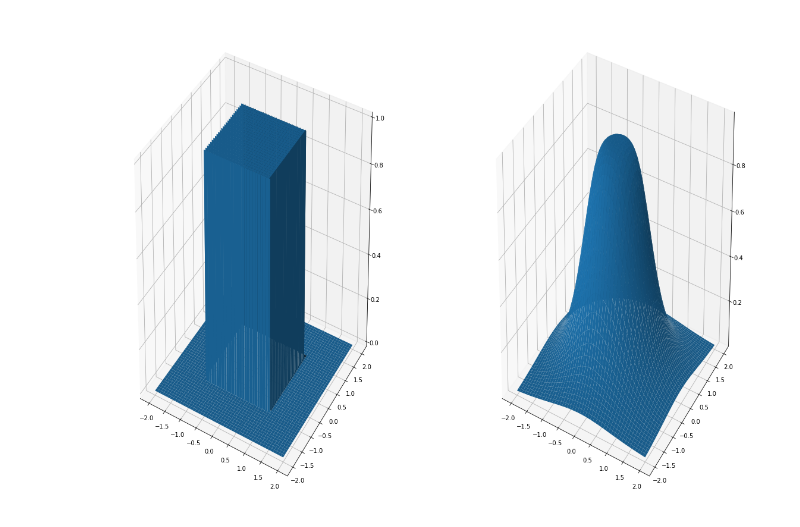
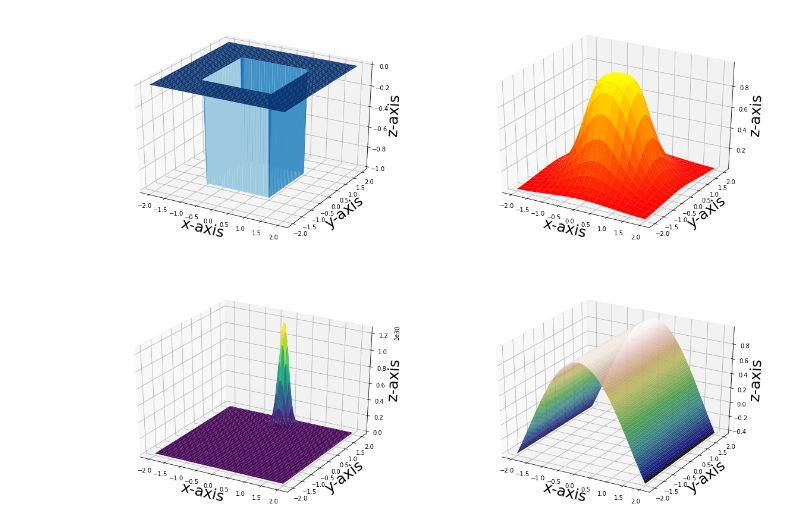
Before and after one commit to NithishC/ColabNotebook, a Jupyter notebook: 3d_example.ipynb, the cells around one changed output. Cells and saved outputs as stored; diff of their text form; code cells hidden in the pictures.

```diff
--- a/3d_example.ipynb
+++ b/3d_example.ipynb
@@ -4,7 +5,7 @@ from mpl_toolkits.mplot3d.axes3d import Axes3D
 # %%
 import numpy as np
 # %%
-n=300
+n=100
 # %%
 x=np.linspace(-2,2,num=n)
 y=np.linspace(-2,2,num=n)
@@ -12,16 +13,37 @@ x,y=np.meshgrid(x,y)
 # %%
 def fu(x,y,n):
   a=((x**n + y**n))**n
-  return 1/(a+1)
+  return 1/(a-1)
 def f(x,y):
   a=((x**2 + y**2))**2
   return 1/(a+1)
+def fs(x,y):
+  a=(np.cos(x)+np.sin(y))**len(x)
+  return a
+def cos(x):
+  return np.cos(x)
-# %%
-fig=plt.figure(figsize=[20,15])
-ax = fig.add_subplot(1, 2, 1, projection='3d')
-ax.plot_surface(x,y,fu(x,y,n))
-ax = fig.add_subplot(1, 2, 2, projection='3d')
-ax.plot_surface(x,y,f(x,y))
-plt.show()
-# %% [output]
-[figure, removed]
+# %%
+fig=plt.figure(figsize=[20,15])
+ax = fig.add_subplot(2, 2, 1, projection='3d')
+ax.plot_surface(x,y,fu(x,y,n),cmap=cm.Blues)
+ax.set_xlabel('x-axis',{'fontsize':25})
+ax.set_ylabel('y-axis',{'fontsize':25})
+ax.set_zlabel('z-axis',{'fontsize':25})
+ax = fig.add_subplot(222, projection='3d')
+ax.plot_surface(x,y,f(x,y),rstride=5, cstride=5,cmap='autumn')
+ax.set_xlabel('x-axis',{'fontsize':25})
+ax.set_ylabel('y-axis',{'fontsize':25})
+ax.set_zlabel('z-axis',{'fontsize':25})
+ax = fig.add_subplot(223, projection='3d')
+ax.plot_surface(x,y,fs(x,y),cmap=cm.viridis)
+ax.set_xlabel('x-axis',{'fontsize':25})
+ax.set_ylabel('y-axis',{'fontsize':25})
+ax.set_zlabel('z-axis',{'fontsize':25})
+ax = fig.add_subplot(224, projection='3d')
+ax.plot_surface(x,y,cos(x),rstride=1, cstride=1,cmap=cm.gist_earth)
+ax.set_xlabel('x-axis',{'fontsize':25})
+ax.set_ylabel('y-axis',{'fontsize':25})
+ax.set_zlabel('z-axis',{'fontsize':25})
+plt.show()
+# %% [output]
+[figure, added]
```
Also changed, not shown: parts of 1 cell of this notebook.
